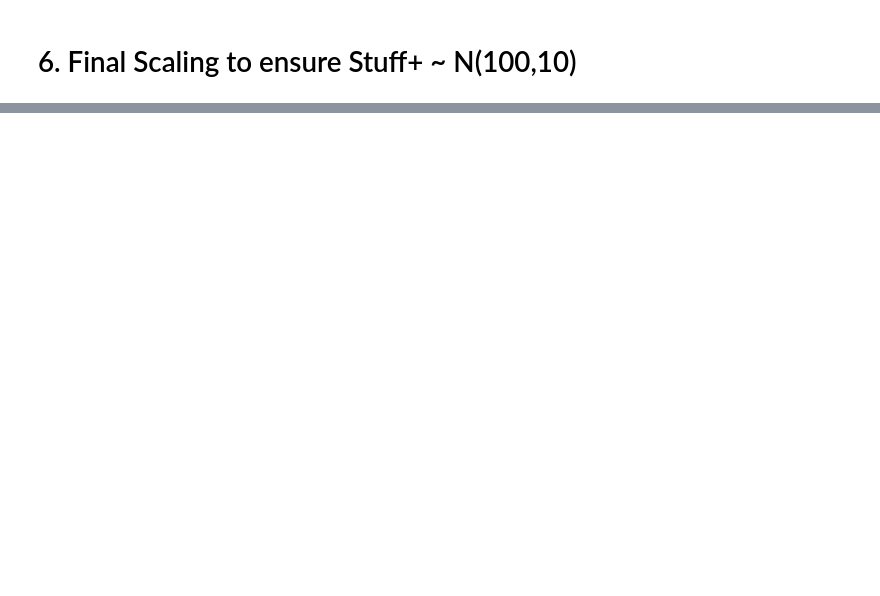
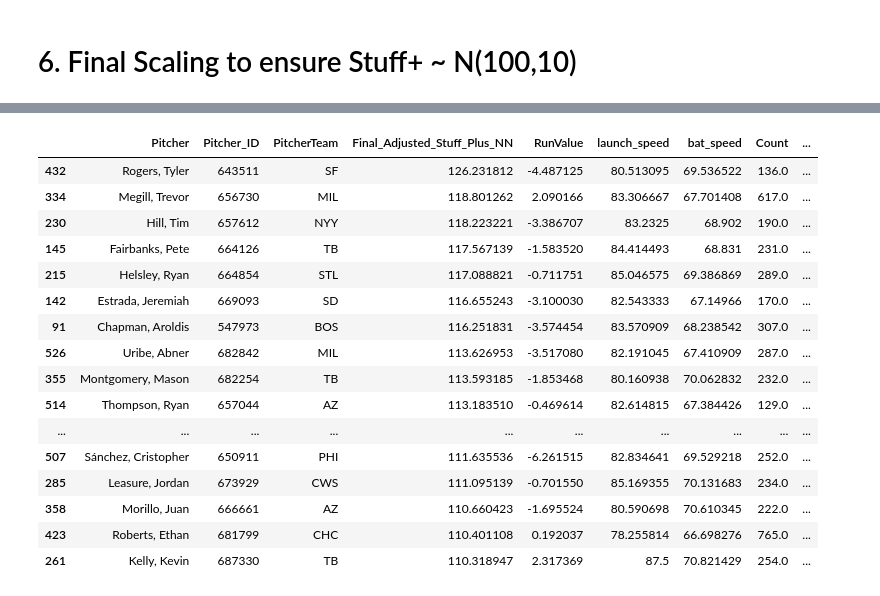
Before and after one commit to mikerabs/StuffLocation, a Jupyter notebook: Stuff_File.ipynb, the cells around one changed output, grey strips where cells are left out. Saved outputs shown, nothing was run; the diff lists cells and outputs as text; code cells hidden in the pictures; blank space fills up the shorter version.

```diff
--- a/Stuff_File.ipynb
+++ b/Stuff_File.ipynb
@@ -1584,3 +1702,23 @@ df_2023_total_pitcher_RV_count100_nn_grouped
+# %%
+df_2023_total_pitcher_RV_count100_nn.head(25)
+# %% [output]
+|  | Pitcher | Pitcher_ID | PitcherTeam | Final_Adjusted_Stuff_Plus_NN | RunValue | launch_speed | bat_speed | Count | ... |
+| 432 | Rogers, Tyler | 643511 | SF | 126.231812 | -4.487125 | 80.513095 | 69.536522 | 136.0 | ... |
+| 334 | Megill, Trevor | 656730 | MIL | 118.801262 | 2.090166 | 83.306667 | 67.701408 | 617.0 | ... |
+| 230 | Hill, Tim | 657612 | NYY | 118.223221 | -3.386707 | 83.2325 | 68.902 | 190.0 | ... |
+| 145 | Fairbanks, Pete | 664126 | TB | 117.567139 | -1.583520 | 84.414493 | 68.831 | 231.0 | ... |
+| 215 | Helsley, Ryan | 664854 | STL | 117.088821 | -0.711751 | 85.046575 | 69.386869 | 289.0 | ... |
+| 142 | Estrada, Jeremiah | 669093 | SD | 116.655243 | -3.100030 | 82.543333 | 67.14966 | 170.0 | ... |
+| 91 | Chapman, Aroldis | 547973 | BOS | 116.251831 | -3.574454 | 83.570909 | 68.238542 | 307.0 | ... |
+| 526 | Uribe, Abner | 682842 | MIL | 113.626953 | -3.517080 | 82.191045 | 67.410909 | 287.0 | ... |
+| 355 | Montgomery, Mason | 682254 | TB | 113.593185 | -1.853468 | 80.160938 | 70.062832 | 232.0 | ... |
+| 514 | Thompson, Ryan | 657044 | AZ | 113.183510 | -0.469614 | 82.614815 | 67.384426 | 129.0 | ... |
+| ... | ... | ... | ... | ... | ... | ... | ... | ... | ... |
+| 507 | Sánchez, Cristopher | 650911 | PHI | 111.635536 | -6.261515 | 82.834641 | 69.529218 | 252.0 | ... |
+| 285 | Leasure, Jordan | 673929 | CWS | 111.095139 | -0.701550 | 85.169355 | 70.131683 | 234.0 | ... |
+| 358 | Morillo, Juan | 666661 | AZ | 110.660423 | -1.695524 | 80.590698 | 70.610345 | 222.0 | ... |
+| 423 | Roberts, Ethan | 681799 | CHC | 110.401108 | 0.192037 | 78.255814 | 66.698276 | 765.0 | ... |
+| 261 | Kelly, Kevin | 687330 | TB | 110.318947 | 2.317369 | 87.5 | 70.821429 | 254.0 | ... |
 # %%
 #x = Final_Adjusted_Stuff_Plus y = RunValue
 x = df_2023_total_pitcher_RV_count100['Final_Adjusted_Stuff_Plus']
```
Also changed, not shown: parts of 10 cells of this notebook.
